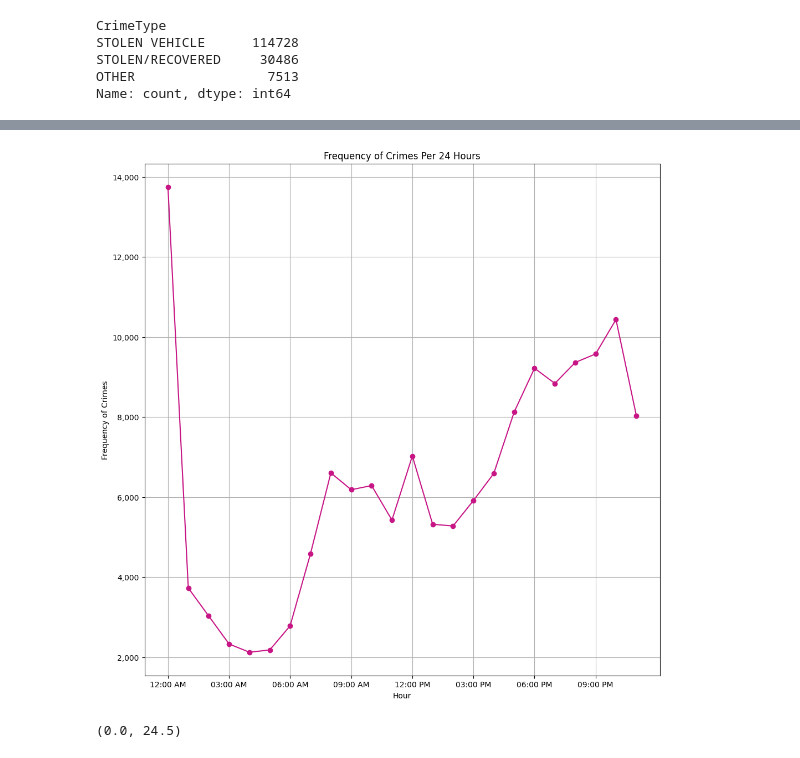
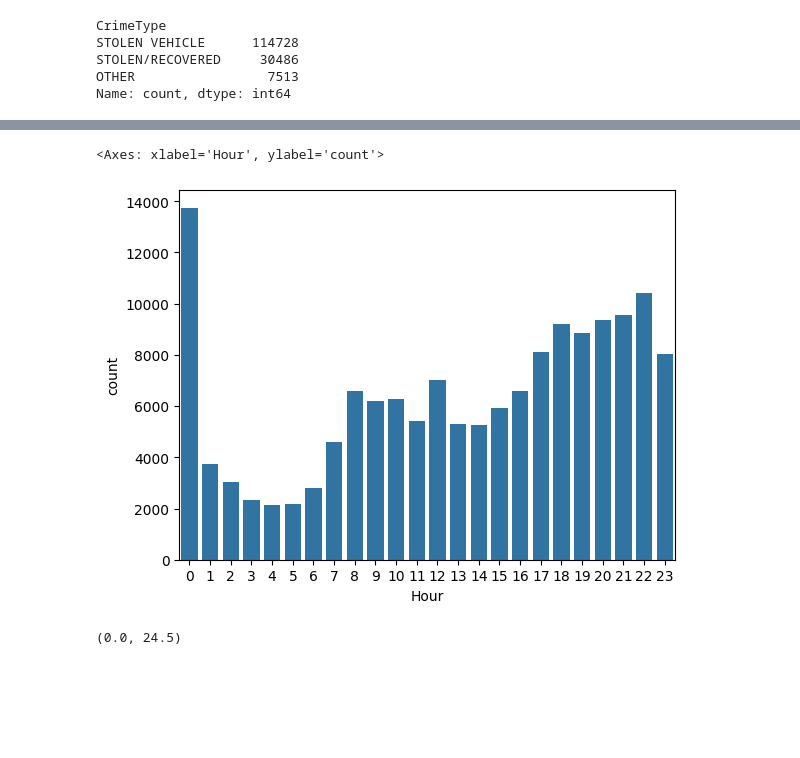
Before and after one commit to thinhh/CMPE-255-Project, a Jupyter notebook: Oakland_Data_Analysis.ipynb, the cells around one changed output, grey strips where cells are left out. Drawn from its saved outputs; the diff is of its cells as text; code cells hidden in the pictures; blank space fills up the shorter version.

```diff
--- a/Oakland_Data_Analysis.ipynb
+++ b/Oakland_Data_Analysis.ipynb
@@ -235,23 +231,5 @@ df["AddressNum"] = address_split[0]
 df["AddressName"] = address_split[1]
 df["StreetType"] = address_split[2]
 # %%
-df['DayOfWeekName'] = pd.Categorical(df['DayOfWeekName'],
-                                 categories=['Monday','Tuesday','Wednesday','Thursday','Friday','Saturday', 'Sunday'],
-                                 ordered=True)
-crime_per_day = df['DayOfWeekName'].value_counts().sort_index()
-crime_per_day.index.values
-
-fig = plt.figure(figsize=(12, 12))
-
-plt.title("Frequency of Crimes Per Day of the Week")
-plt.xlabel("Day of Week")
-plt.ylabel("Frequency of Crimes")
-
-# ax = crime_per_day.plot(kind='barh')
-ax = crime_per_day.plot(grid=True, marker='o', color='mediumvioletred')
-
-# Quick Note for string X tick labels:
-# .set_xticks() on the axes will set the locations and set_xticklabels() will set the displayed text.
-ax.set_xticks([0, 1, 2, 3, 4, 5, 6])
-ax.set_xticklabels(crime_per_day.index)
+sns.barplot(df['DayOfWeekName'].value_counts())
 # %% [output]
@@ -266,26 +238,8 @@ ax.set_xticklabels(crime_per_day.index)
 # %%
-def convert_time(hour):
-    d = datetime.strptime(str(hour), "%H")
-    return d.strftime("%I:%M %p")
-
-crime_per_time = df["Hour"].value_counts().sort_index()
-crime_per_time
-
-# Plot all crimes over the 24 hours
-fig=plt.figure(figsize=(12, 12))
-
-plt.title("Frequency of Crimes Per 24 Hours")
-plt.xlabel("Time of Crime")
-plt.ylabel("Frequency of Crimes")
-
-ax = crime_per_time.plot(grid=True, marker='o', color='mediumvioletred')
-
-ax.set_xticks(crime_per_time.index[::3])
-
-ax.get_xaxis().set_major_formatter(plt.FuncFormatter(lambda x, loc: convert_time(x)))
-ax.get_yaxis().set_major_formatter(plt.FuncFormatter(lambda x, loc: "{:,}".format(int(x))))
+sns.barplot(df['Hour'].value_counts())
 # %% [output]
+<Axes: xlabel='Hour', ylabel='count'>
-[figure, old version]
+[figure, new version]
 # %%
 df['Year']= df["Year"]%100
 fig, ax = plt.subplots()
```
Also changed, not shown: parts of 9 cells of this notebook, 3 other files.
